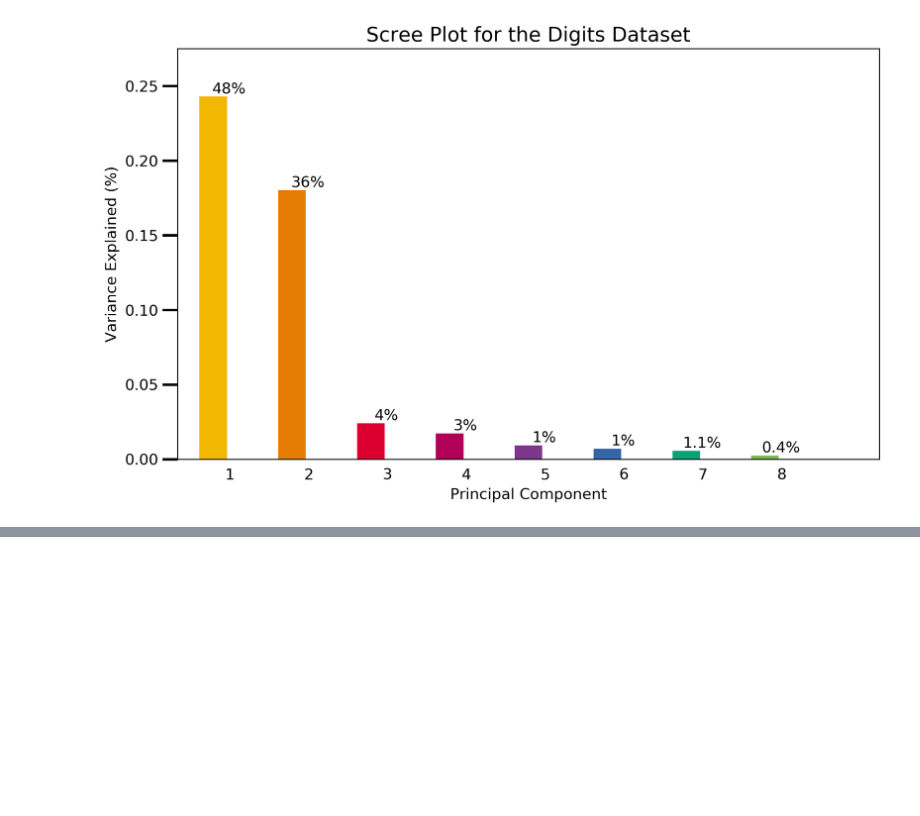
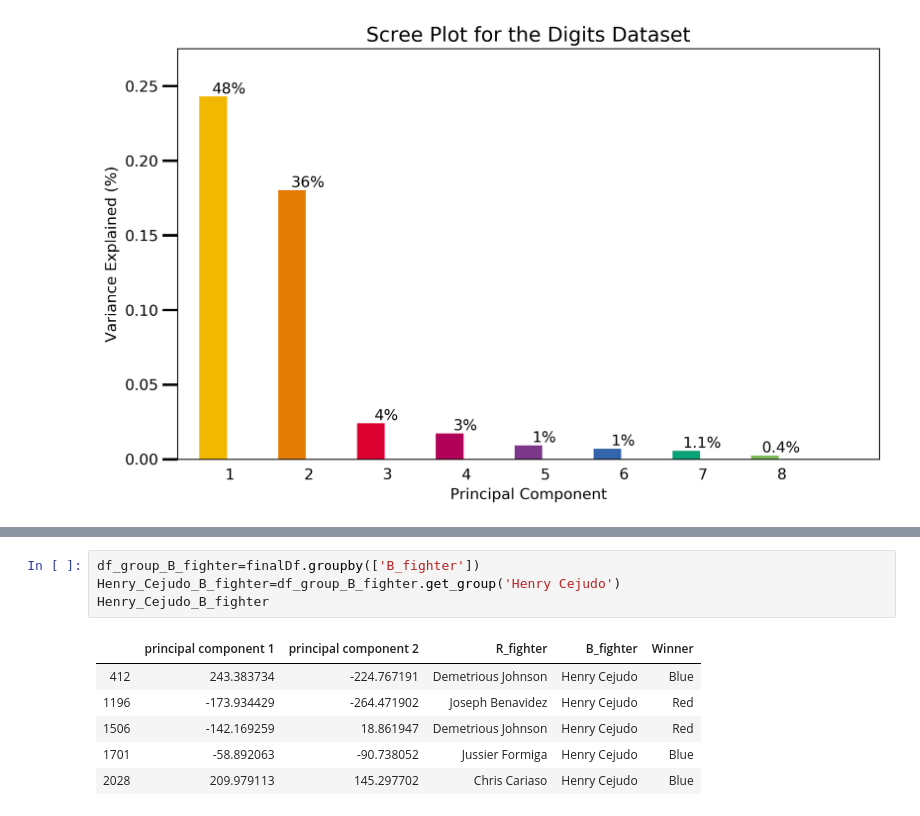
Before and after one commit to abasiamaakpan/UFC_Data_Mining_Project, a Jupyter notebook: Project.ipynb, the cells around one changed output, grey strips where cells are left out. Drawn from its saved outputs; the diff is of its cells as text; blank space fills up the shorter version.

```diff
--- a/Project.ipynb
+++ b/Project.ipynb
@@ -210,0 +226,11 @@ finalDf
+# %%
+df_group_B_fighter=finalDf.groupby(['B_fighter'])
+Henry_Cejudo_B_fighter=df_group_B_fighter.get_group('Henry Cejudo')
+Henry_Cejudo_B_fighter
+# %% [output]
+|  | principal component 1 | principal component 2 | R_fighter | B_fighter | Winner |
+| 412 | 243.383734 | -224.767191 | Demetrious Johnson | Henry Cejudo | Blue |
+| 1196 | -173.934429 | -264.471902 | Joseph Benavidez | Henry Cejudo | Red |
+| 1506 | -142.169259 | 18.861947 | Demetrious Johnson | Henry Cejudo | Red |
+| 1701 | -58.892063 | -90.738052 | Jussier Formiga | Henry Cejudo | Blue |
+| 2028 | 209.979113 | 145.297702 | Chris Cariaso | Henry Cejudo | Blue |
```
Also changed, not shown: parts of 7 cells of this notebook.
